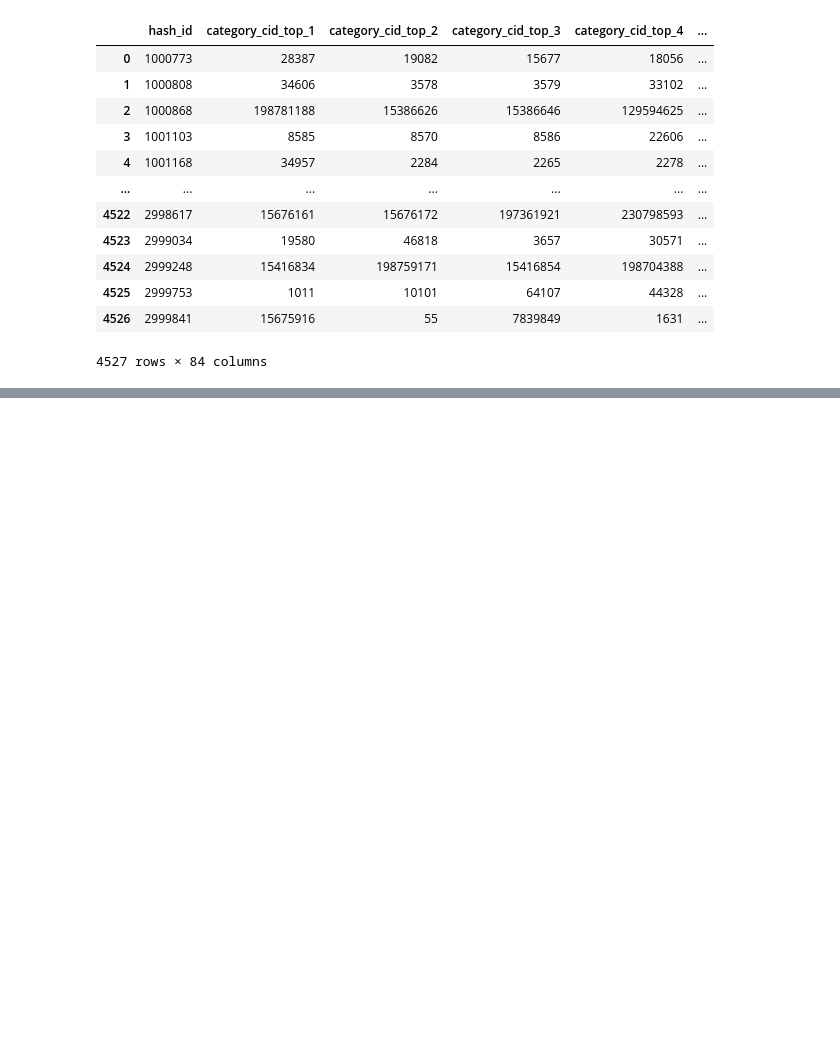
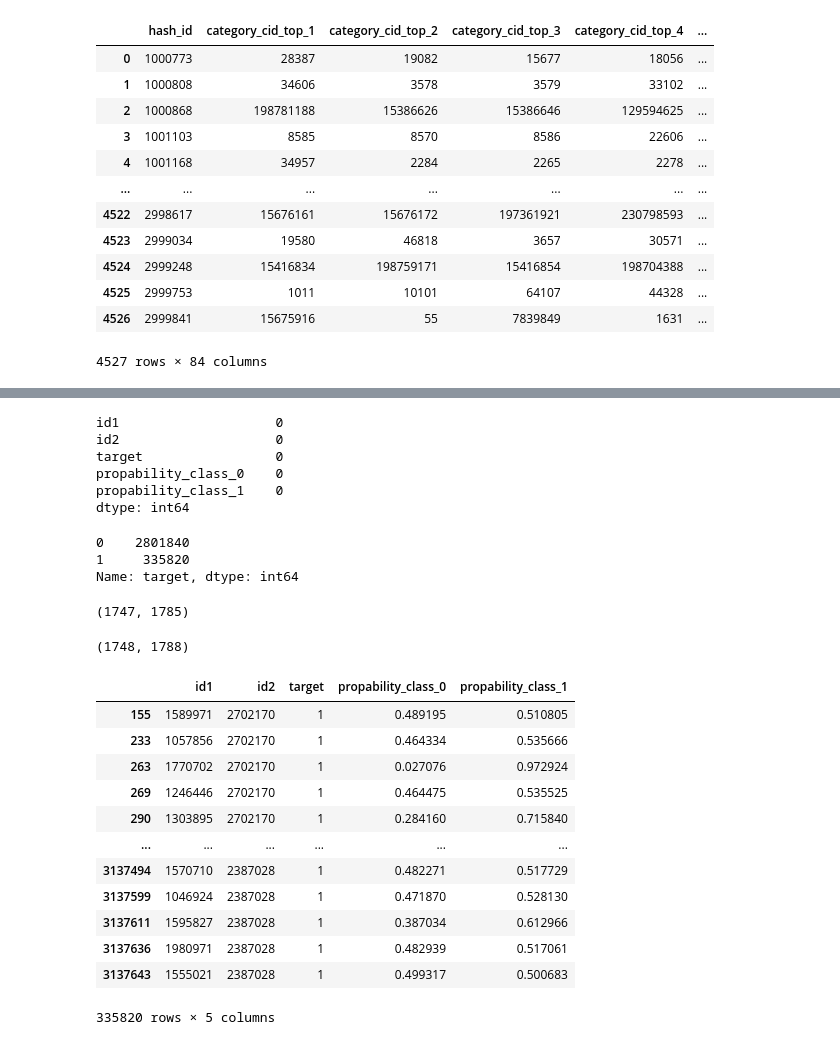
Before and after one commit to IvanovNA01/OneFactor_test, a Jupyter notebook: test_to_OneFactor.ipynb, the cells around one changed output, grey strips where cells are left out. Drawn from its saved outputs; the diff is of its cells as text; code cells hidden in the pictures; blank space fills up the shorter version.

```diff
--- a/test_to_OneFactor.ipynb
+++ b/test_to_OneFactor.ipynb
@@ -692,0 +788,8 @@ X_res
+# %%
+df_predict_feach_target = df_predict_feach_target.reindex(range(0,3137660), method='ffill')
+id_predict = df_predict_feach_target[["id1","id2"]]
+y_pred = df_predict_feach_target.target
+X_pred = df_predict_feach_target.drop(["id1","id2","target"], axis=1)
+# %%
+y_pred = cbc.predict(X_pred)
+y_pred_proba = cbc.predict_proba(X_pred)
@@ -692,0 +815,42 @@ X_res
+# %%
+predict_target = pd.concat([id_predict,y_pred, y_pred_proba], axis=1)
+predict_target.isna().sum()
+# %% [output]
+id1                    0
+id2                    0
+target                 0
+propability_class_0    0
+propability_class_1    0
+dtype: int64
+# %%
+# как видим, мы получили множество коллизий, иначе говоря один и тот же id находится в нескольких парах
+predict_target.target.value_counts()
+# %% [output]
+0    2801840
+1     335820
+Name: target, dtype: int64
+# %%
+predict_target.loc[predict_target.target == 1].id1.nunique(), predict_target.loc[predict_target.target == 1].id2.nunique()
+# %% [output]
+(1747, 1785)
+# %%
+predict_target.id1.nunique(), predict_target.id2.nunique()
+# %% [output]
+(1748, 1788)
+# %%
+true_predict = predict_target.loc[predict_target.target == 1]
+true_predict
+# %% [output]
+|  | id1 | id2 | target | propability_class_0 | propability_class_1 |
+| 155 | 1589971 | 2702170 | 1 | 0.489195 | 0.510805 |
+| 233 | 1057856 | 2702170 | 1 | 0.464334 | 0.535666 |
+| 263 | 1770702 | 2702170 | 1 | 0.027076 | 0.972924 |
+| 269 | 1246446 | 2702170 | 1 | 0.464475 | 0.535525 |
+| 290 | 1303895 | 2702170 | 1 | 0.284160 | 0.715840 |
+| ... | ... | ... | ... | ... | ... |
+| 3137494 | 1570710 | 2387028 | 1 | 0.482271 | 0.517729 |
+| 3137599 | 1046924 | 2387028 | 1 | 0.471870 | 0.528130 |
+| 3137611 | 1595827 | 2387028 | 1 | 0.387034 | 0.612966 |
+| 3137636 | 1980971 | 2387028 | 1 | 0.482939 | 0.517061 |
+| 3137643 | 1555021 | 2387028 | 1 | 0.499317 | 0.500683 |
+335820 rows × 5 columns
```
Also changed, not shown: parts of 25 cells of this notebook, 32 other files.
